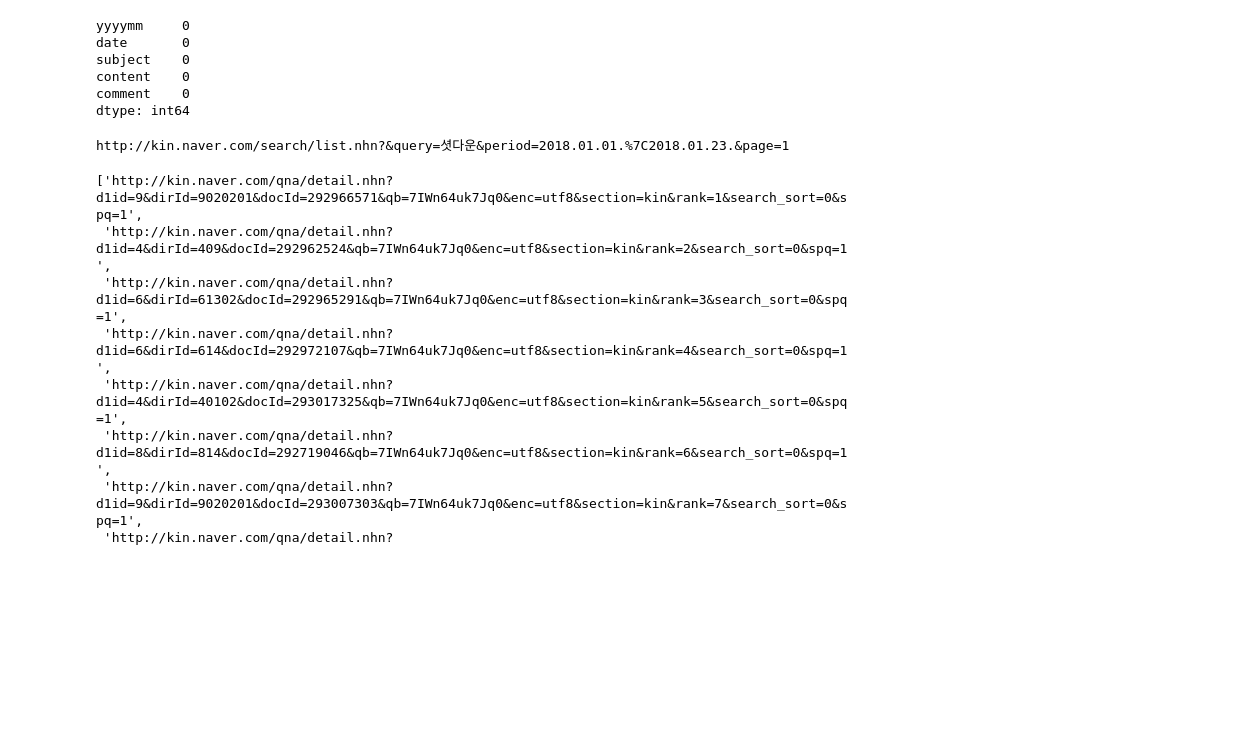
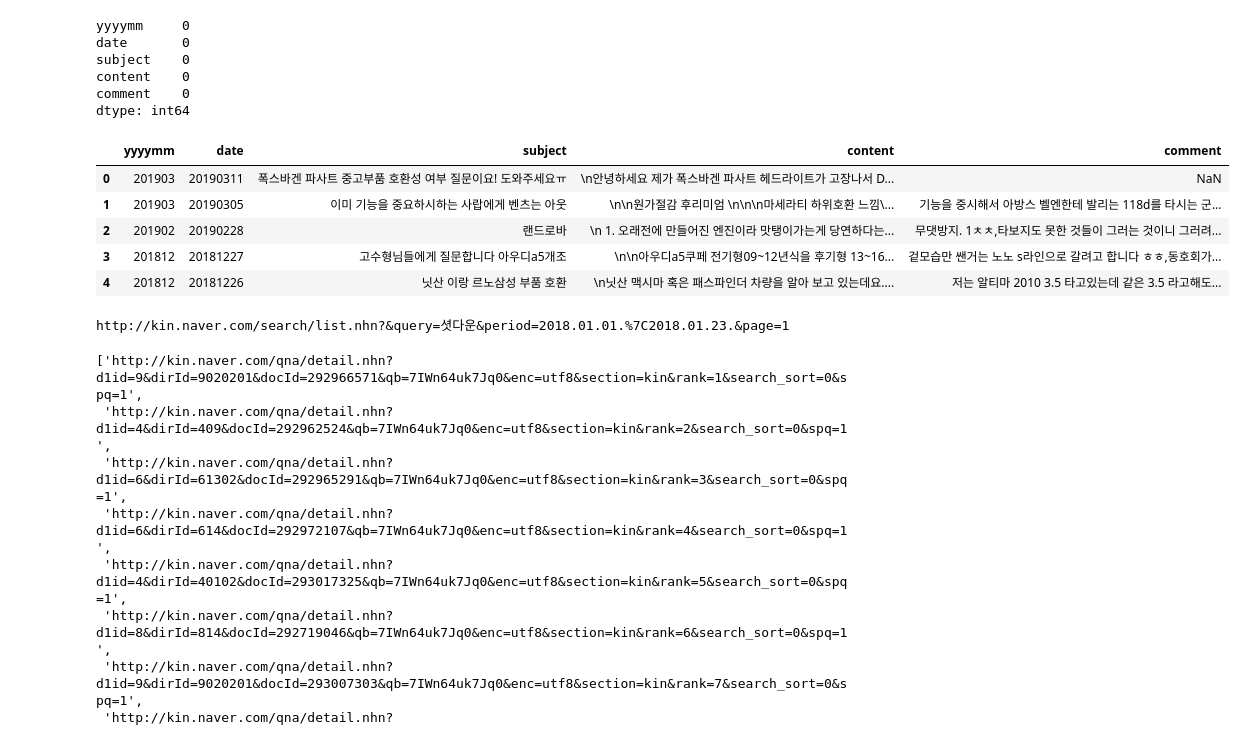
Before and after one commit to statKim/TIL, a Jupyter notebook: Python/crawling/보배드림_crawler.ipynb, the cells around one changed output. Saved outputs shown, nothing was run; the diff lists cells and outputs as text; code cells hidden in the pictures; blank space fills up the shorter version.

```diff
--- a/Python/crawling/보배드림_crawler.ipynb
+++ b/Python/crawling/보배드림_crawler.ipynb
@@ -290,6 +460,17 @@ subject    0
 content    0
 comment    0
 dtype: int64
+# %%
+import pandas as pd
+data = pd.read_csv("호환_crawling_data.csv", engine="python", encoding="utf-8")
+data.head()
+# %% [output]
+|  | yyyymm | date | subject | content | comment |
+| 0 | 201903 | 20190311 | 폭스바겐 파사트 중고부품 호환성 여부 질문이요! 도와주세요ㅠ | \n안녕하세요 제가 폭스바겐 파사트 헤드라이트가 고장나서 D... | NaN |
+| 1 | 201903 | 20190305 | 이미 기능을 중요하시하는 사랍에게 벤츠는 아웃 | \n\n원가절감 후리미엄 \n\n\n마세라티 하위호환 느낌\... | 기능을 중시해서 아방스 벨엔한테 발리는 118d를 타시는 군... |
+| 2 | 201902 | 20190228 | 랜드로바 | \n 1. 오래전에 만들어진 엔진이라 맛탱이가는게 당연하다는... | 무댓방지. 1ㅊㅊ,타보지도 못한 것들이 그러는 것이니 그러려... |
+| 3 | 201812 | 20181227 | 고수형님들에게 질문합니다 아우디a5개조 | \n\n아우디a5쿠페 전기형09~12년식을 후기형 13~16... | 겉모습만 쌘거는 노노 s라인으로 갈려고 합니다 ㅎㅎ,동호회가... |
+| 4 | 201812 | 20181226 | 닛산 이랑 르노삼성 부품 호환 | \n닛산 맥시마 혹은 패스파인더 차량을 알아 보고 있는데요.... | 저는 알티마 2010 3.5 타고있는데 같은 3.5 라고해도... |
 # %%
 driver.get(url)
 # %%
```
Also changed, not shown: parts of 7 cells of this notebook.
